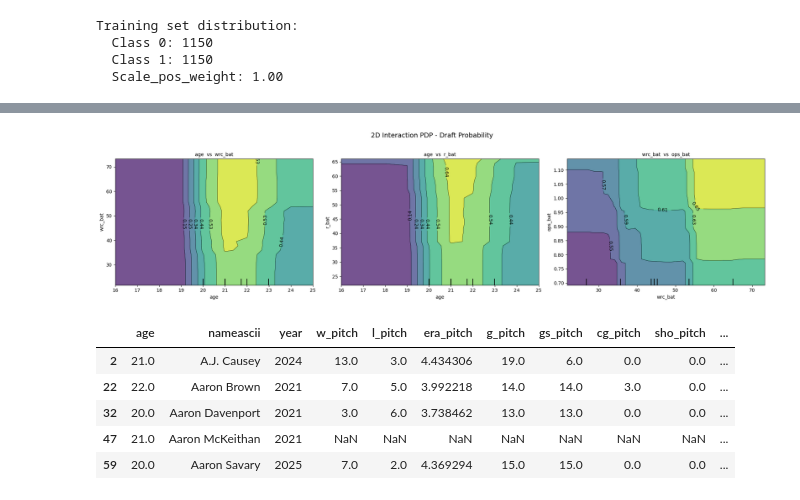
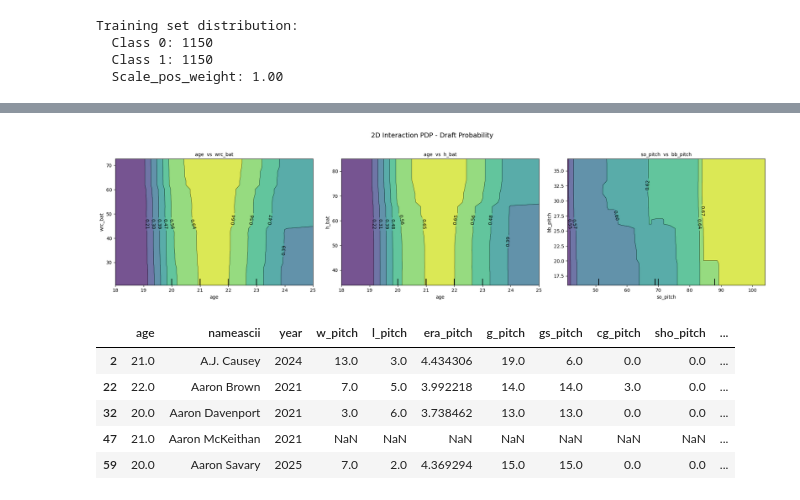
Before and after one commit to CodeMateo15/ncaaBaseballDraft-Predictor, a Jupyter notebook: CSV+Code Files/trial_xgBoost/xgboostAllWithTeamsV5.ipynb, the cells around one changed output, grey strips where cells are left out. Cells and saved outputs as stored; diff of their text form; code cells hidden in the pictures.

Commit message:
updated model and upload RISE expo material

```diff
--- a/CSV+Code Files/trial_xgBoost/xgboostAllWithTeamsV5.ipynb
+++ b/CSV+Code Files/trial_xgBoost/xgboostAllWithTeamsV5.ipynb
@@ -273,24 +310,24 @@ plt.show()
 # %%
 # 2D Interaction PDP - Draft Probability Classifier
 # Shows how pairs of top features jointly affect draft probability
-top_4 = np.argsort(draft_model.feature_importances_)[::-1][:4].tolist()
-pairs = [(top_4[0], top_4[1]), (top_4[0], top_4[2]), (top_4[1], top_4[3])]
+top_30 = np.argsort(draft_model.feature_importances_)[::-1][:30].tolist()
+pairs = [(top_30[0], top_30[1]), (top_30[0], top_30[2]), (top_30[3], top_30[24])]
 pair_labels = [(X_balanced.columns[a], X_balanced.columns[b]) for a, b in pairs]
 
 X_pdp = X_balanced.fillna(X_balanced.median())
 
 fig, axes = plt.subplots(1, 3, figsize=(20, 5))
 for ax, pair, labels in zip(axes, pairs, pair_labels):
     disp = PartialDependenceDisplay.from_estimator(
         draft_model, X_pdp, features=[pair],
         kind='average', ax=ax, grid_resolution=30
     )
     ax.set_title(f'{labels[0]}  vs  {labels[1]}', fontsize=10)
 fig.suptitle('2D Interaction PDP - Draft Probability', fontsize=14, y=1.02)
 plt.tight_layout()
 plt.show()
 # %% [output]
-[figure, old version]
+[figure, new version]
 # %%
 # Now to set up for pick prediction among drafted players
 
```
Also changed, not shown: parts of 14 cells of this notebook, 3 other files.
